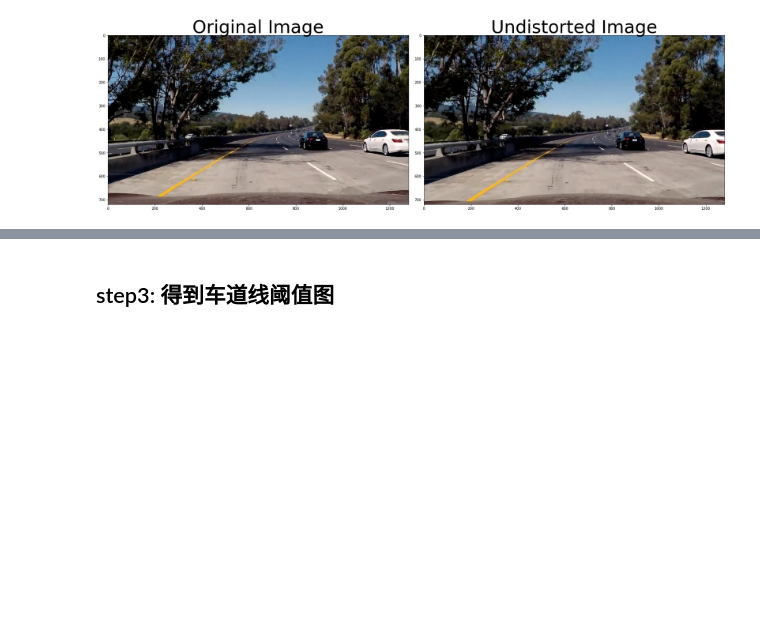
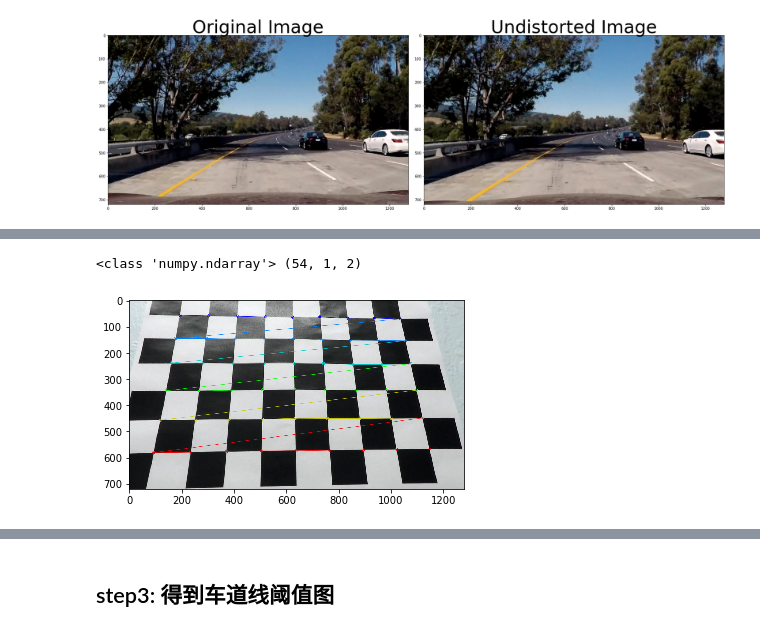
Before and after one commit to luteresa/P2_CarND-Advanced-Lane-Lines, a Jupyter notebook: Advanced_Lane_Finding.ipynb, the cells around one changed output, grey strips where cells are left out. Drawn from its saved outputs; the diff is of its cells as text; code cells hidden in the pictures; blank space fills up the shorter version.

```diff
--- a/Advanced_Lane_Finding.ipynb
+++ b/Advanced_Lane_Finding.ipynb
@@ -122,0 +234,6 @@ plt.subplots_adjust(left=0., right=1, top=0.9, bottom=0.)
+# %%
+img = cv2.imread('./camera_cal/calibration3.jpg')
+top_down, g_perspective_M = corners_unwarp(img, nx, ny, g_mtx, g_dist)
+# %% [output]
+<class 'numpy.ndarray'> (54, 1, 2)
+[figure, added]
```
Also changed, not shown: parts of 11 cells of this notebook, 1 other file.
